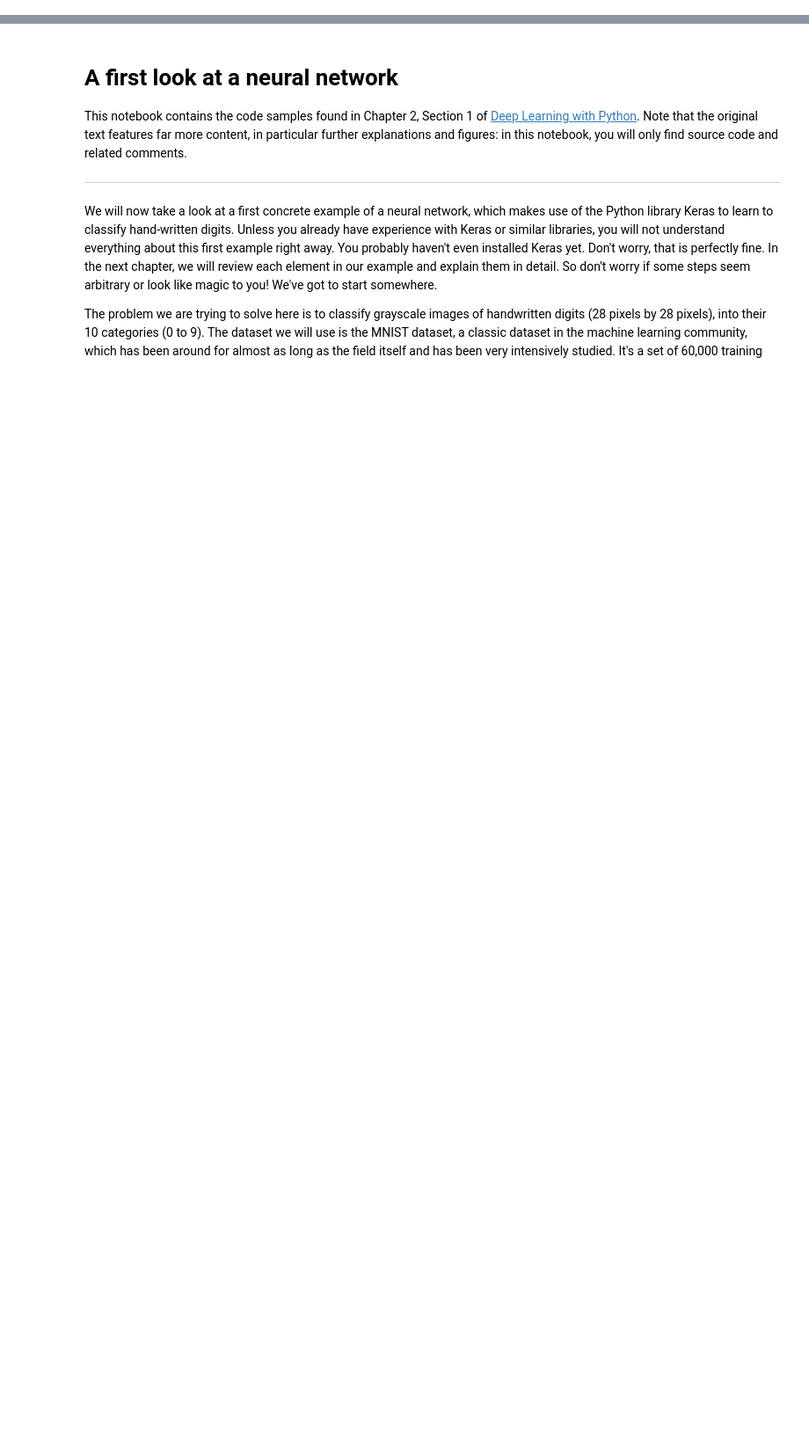
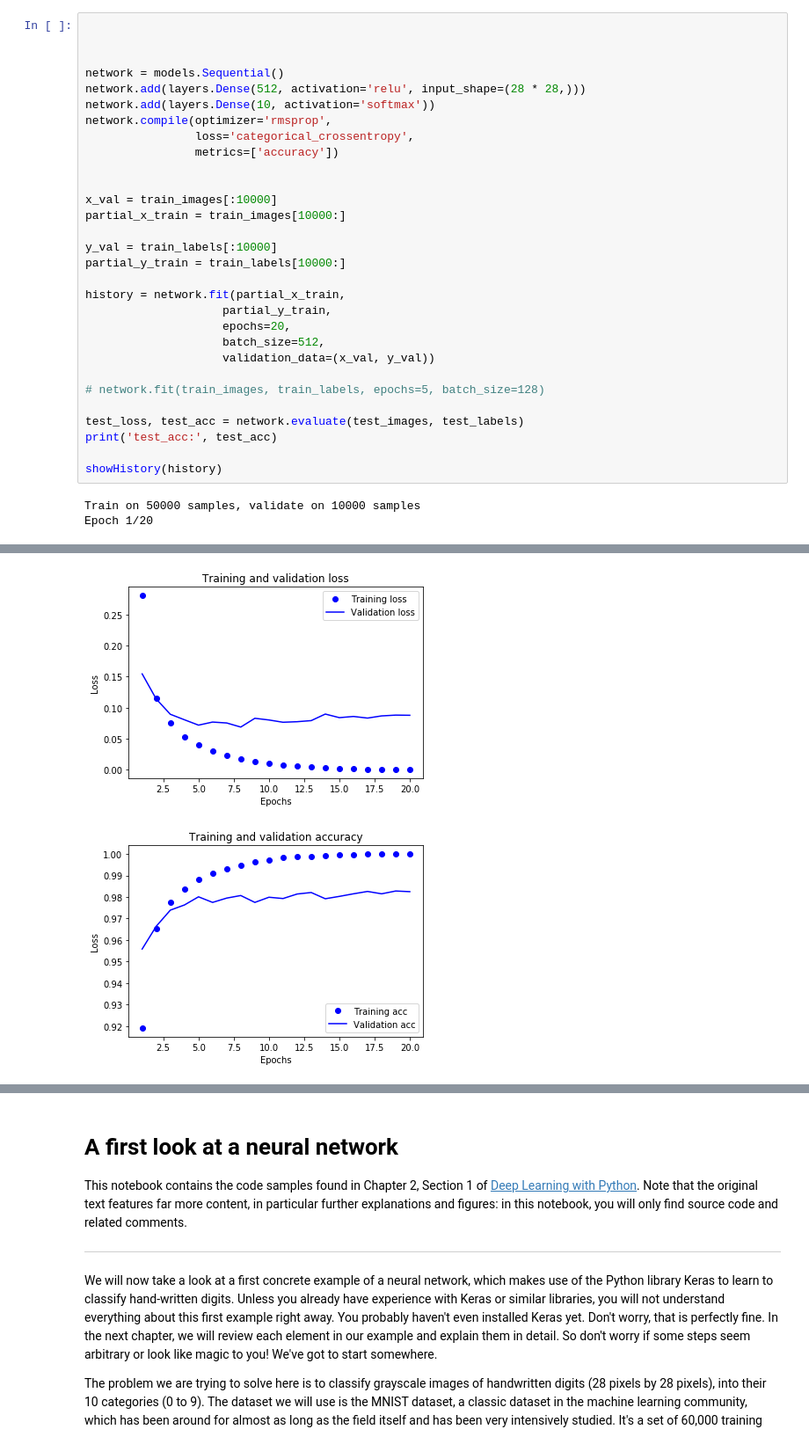
Before and after one commit to davidxue1989/deep-learning-with-python-notebooks, a Jupyter notebook: 2.1-a-first-look-at-a-neural-network.ipynb, the cells around one changed output, grey strips where cells are left out. Shown at 88% size. Saved outputs shown, nothing was run; the diff lists cells and outputs as text; blank space fills up the shorter version.

```diff
--- a/2.1-a-first-look-at-a-neural-network.ipynb
+++ b/2.1-a-first-look-at-a-neural-network.ipynb
@@ -6,0 +114,33 @@ Using MXNet backend
+# %%
+
+
+
+network = models.Sequential()
+network.add(layers.Dense(512, activation='relu', input_shape=(28 * 28,)))
+network.add(layers.Dense(10, activation='softmax'))
+network.compile(optimizer='rmsprop',
+                loss='categorical_crossentropy',
+                metrics=['accuracy'])
+
+
+x_val = train_images[:10000]
+partial_x_train = train_images[10000:]
+
+y_val = train_labels[:10000]
+partial_y_train = train_labels[10000:]
+
+history = network.fit(partial_x_train,
+                    partial_y_train,
+                    epochs=20,
+                    batch_size=512,
+                    validation_data=(x_val, y_val))
+
+# network.fit(train_images, train_labels, epochs=5, batch_size=128)
+
+test_loss, test_acc = network.evaluate(test_images, test_labels)
+print('test_acc:', test_acc)
+
+showHistory(history)
+# %% [output]
+Train on 50000 samples, validate on 10000 samples
+Epoch 1/20
@@ -6,0 +164,2 @@ Using MXNet backend
+[figure, added]
+[figure, added]
```
Also changed, not shown: parts of 13 cells of this notebook, 1 other file.
